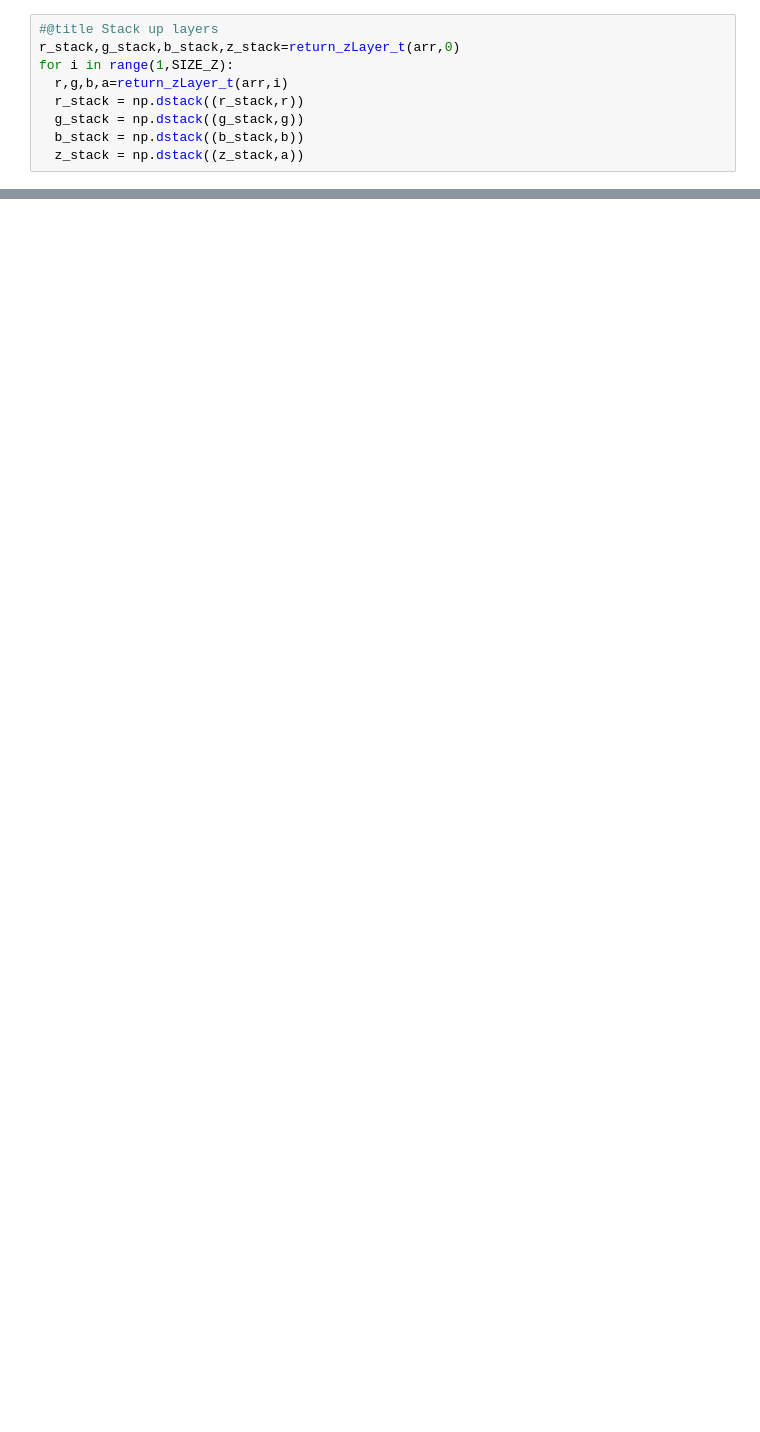
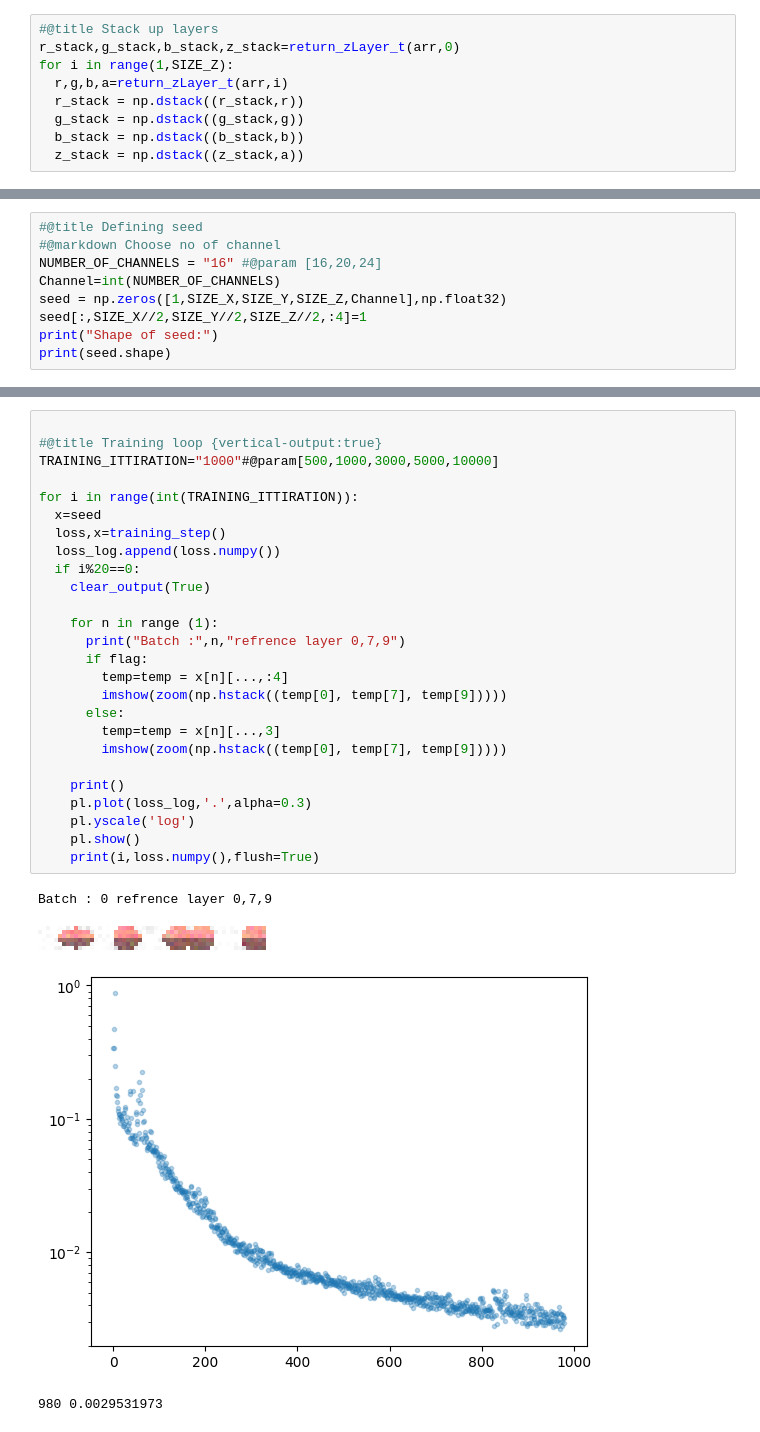
Before and after one commit to Aadityaza/3d-Growing-neural-cellular-automata, a Jupyter notebook: Color NCA3D.ipynb, the cells around one changed output, grey strips where cells are left out. Cells and saved outputs as stored; diff of their text form; blank space fills up the shorter version.

```diff
--- a/Color NCA3D.ipynb
+++ b/Color NCA3D.ipynb
@@ -522,0 +189,9 @@ clip.write_videofile("growth.mp4")
+# %%
+#@title Defining seed
+#@markdown Choose no of channel
+NUMBER_OF_CHANNELS = "16" #@param [16,20,24]
+Channel=int(NUMBER_OF_CHANNELS)
+seed = np.zeros([1,SIZE_X,SIZE_Y,SIZE_Z,Channel],np.float32)
+seed[:,SIZE_X//2,SIZE_Y//2,SIZE_Z//2,:4]=1
+print("Shape of seed:")
+print(seed.shape)
@@ -522,0 +347,31 @@ clip.write_videofile("growth.mp4")
+# %%
+
+#@title Training loop {vertical-output:true}
+TRAINING_ITTIRATION="1000"#@param[500,1000,3000,5000,10000]
+
+for i in range(int(TRAINING_ITTIRATION)):
+  x=seed
+  loss,x=training_step()
+  loss_log.append(loss.numpy())
+  if i%20==0:
+    clear_output(True)
+
+    for n in range (1):
+      print("Batch :",n,"refrence layer 0,7,9")
+      if flag:
+        temp=temp = x[n][...,:4]
+        imshow(zoom(np.hstack((temp[0], temp[7], temp[9]))))
+      else:
+        temp=temp = x[n][...,3]
+        imshow(zoom(np.hstack((temp[0], temp[7], temp[9]))))
+
+    print()
+    pl.plot(loss_log,'.',alpha=0.3)
+    pl.yscale('log')
+    pl.show()
+    print(i,loss.numpy(),flush=True)
+# %% [output]
+Batch : 0 refrence layer 0,7,9
+[figure, added]
+[figure, added]
+980 0.0029531973
```
Also changed, not shown: parts of 55 cells of this notebook.
